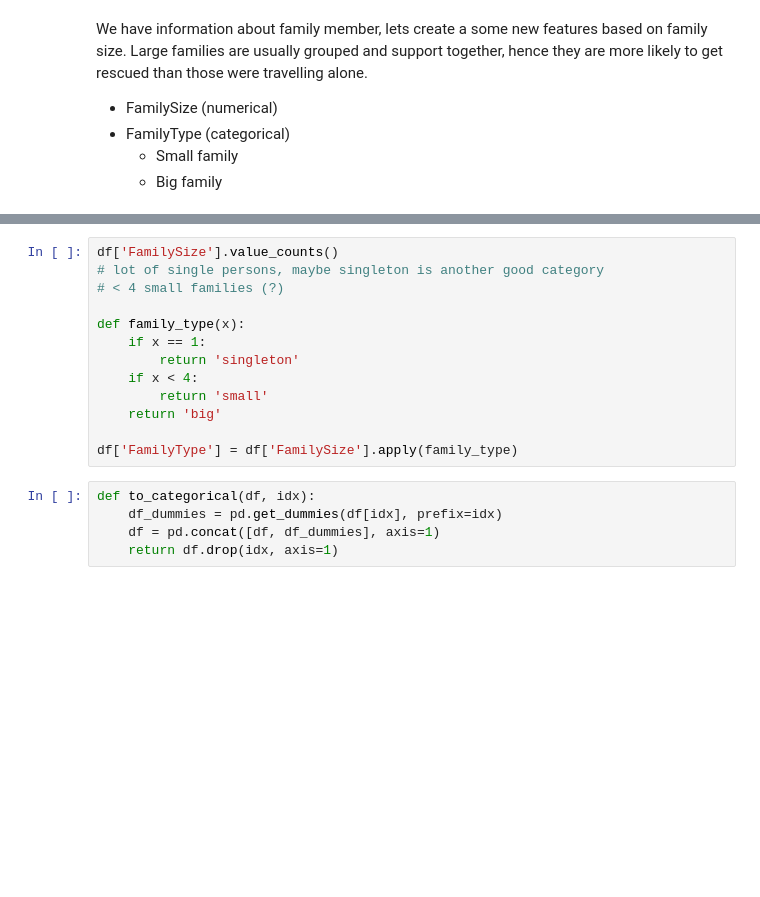
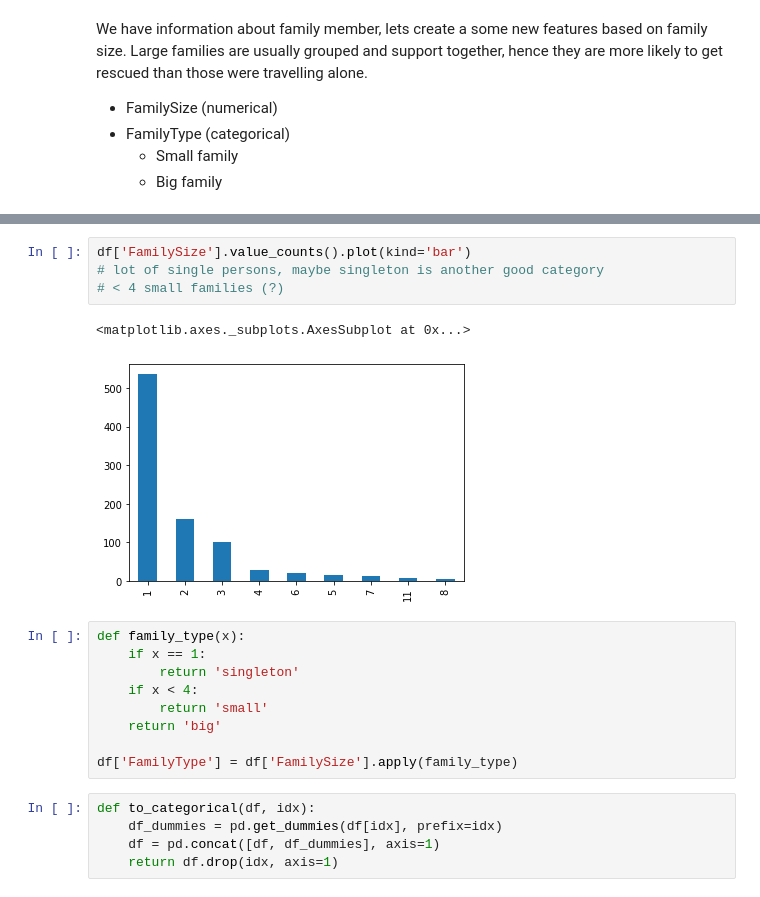
Before and after one commit to shpotes/Bilbao-ML, a Jupyter notebook: titanic/pres.ipynb, the cells around one changed output, grey strips where cells are left out. Saved outputs shown, nothing was run; the diff lists cells and outputs as text; blank space fills up the shorter version.

```diff
--- a/titanic/pres.ipynb
+++ b/titanic/pres.ipynb
@@ -358,11 +358,14 @@ df.head()
 | 2 | 3 | 1 | 3 | Heikkinen, Miss. Laina | female | 26.0 | 0 | 0 | STON/O2. 3101282 | 7.9250 | ... |
 | 3 | 4 | 1 | 1 | Futrelle, Mrs. Jacques Heath (Lil... | female | 35.0 | 1 | 0 | 113803 | 53.1000 | ... |
 | 4 | 5 | 0 | 3 | Allen, Mr. William Henry | male | 35.0 | 0 | 0 | 373450 | 8.0500 | ... |
+# %%
+df['FamilySize'].value_counts().plot(kind='bar')
+# lot of single persons, maybe singleton is another good category
+# < 4 small families (?)
+# %% [output]
+<matplotlib.axes._subplots.AxesSubplot at 0x...>
+[figure, added]
 # %%
-df['FamilySize'].value_counts()
-# lot of single persons, maybe singleton is another good category
-# < 4 small families (?)
-
 def family_type(x):
     if x == 1:
         return 'singleton'
```
Also changed, not shown: parts of 8 cells of this notebook.
